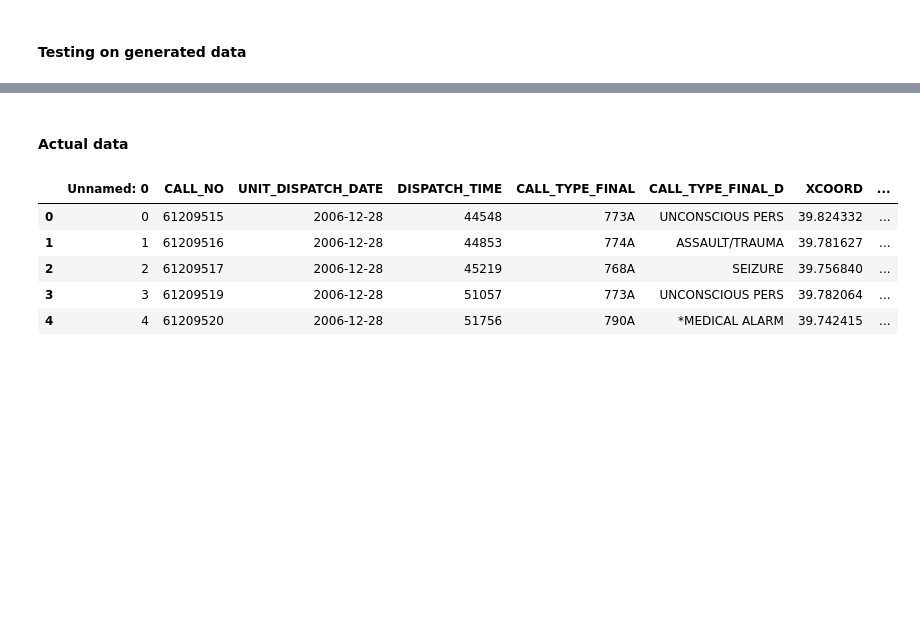
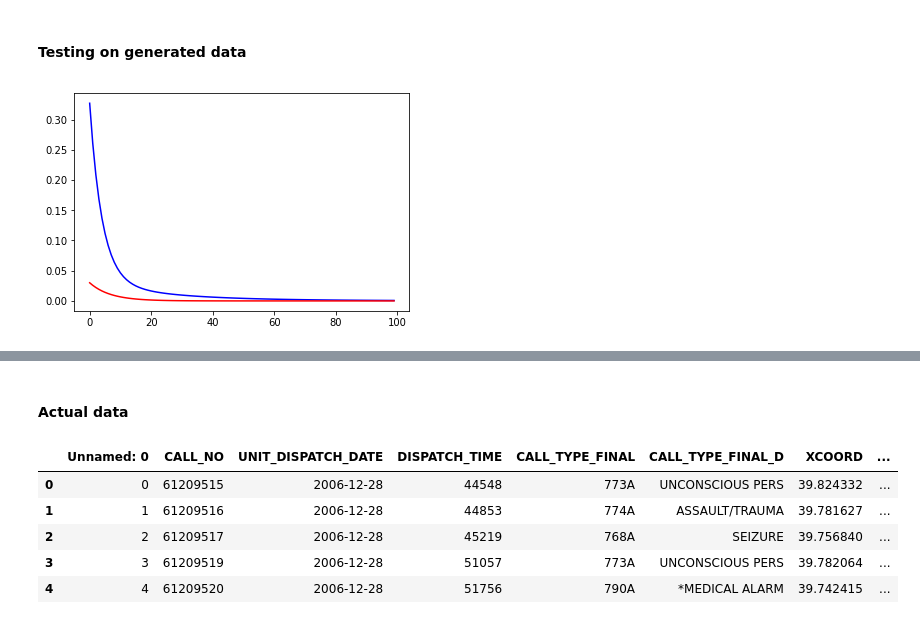
Before and after one commit to rjhosler/IUPUI-REU, a Jupyter notebook: Point Process.ipynb, the cells around one changed output, grey strips where cells are left out. Saved outputs shown, nothing was run; the diff lists cells and outputs as text; code cells hidden in the pictures; blank space fills up the shorter version.

```diff
--- a/Point Process.ipynb
+++ b/Point Process.ipynb
@@ -42,7 +42,7 @@ def global_update(F_xy, w, time_delta_last_time, theta, mu_xy):
 # %%
 def event_update(mu_g, Lam_g, time_delta_last_g_time, theta, w, F_g, time_delta_last_time):
 # update mu, theta and triggering exponentials for grids where event occurred
-    dt = time_delta_last_time # should this be constant or not??
+    dt = .01 # time_delta_last_time # should this be constant or not?
     mu_g = mu_g + dt*(mu_g/Lam_g - mu_g*time_delta_last_g_time)
     for k in range(0, len(w)):
         theta[k] = theta[k] + dt * (F_g[k]/Lam_g-theta[k])
@@ -86,33 +86,31 @@ def pois(S):
         p = floor(S + sqrt(S) * random())
     return int(p)
 # %%
-mu = .4
+mu = .1
 k0 = .1
 w_exact = .3
-T = 5000000
+T = 90000
 test_times = ESTProcess(mu, k0, w_exact, T)
 test_times = np.sort(test_times)
 # %%
 # initial parameters
 w = [.5, .1, .05]
-theta = [.2, .02, .02]
+theta = [5, 4, 3]
 
 events = len(test_times)
 
-mu = .9
-F = np.ones(len(w))
+mu = .001
+F = np.ones(len(w))*.1
 Lam = np.ones(events)*0.01
 
 # (tracking model parameters)
-t1 = []
-t2 = []
-t3 = []
+theta_track = []
 mu_track = []
 F_track = []
 
 for i in range(1, events):
 
-    time_delta = (test_times[i]- test_times[i-1])/10000
+    time_delta = (test_times[i]- test_times[i-1])/1000
 
     # update exponentials, intensities (for all grid boxes)
     F, Lam[i] = global_update(F, w, time_delta, theta, mu)
@@ -122,17 +120,17 @@ for i in range(1, events):
     mu, theta, F = event_update(mu, Lam[i], time_delta, theta, w, F, time_delta)
 
     # (tracking model parameters)
-    t1.append(theta[0])
-    t2.append(theta[1])
-    t3.append(theta[2])
+    theta_track.append(theta)
     mu_track.append(mu)
     F_track.append(F)
 # %%
-t= np.arange(0,100, .5)
+t= np.arange(0,50, .5)
 F = theta[0]*w[0]*np.exp(-w[0]*t) + theta[1]*w[1]*np.exp(-w[1]*t) + theta[2]*w[2]*np.exp(-w[2]*t)
 F0=k0 * w_exact * np.exp(-w_exact*t)
 plt.plot(F, 'b')
 plt.plot(F0, 'r')
 plt.show()
+# %% [output]
+[figure, added]
 # %%
 plt.plot(mu_track)
```
Also changed, not shown: parts of 5 cells of this notebook.
